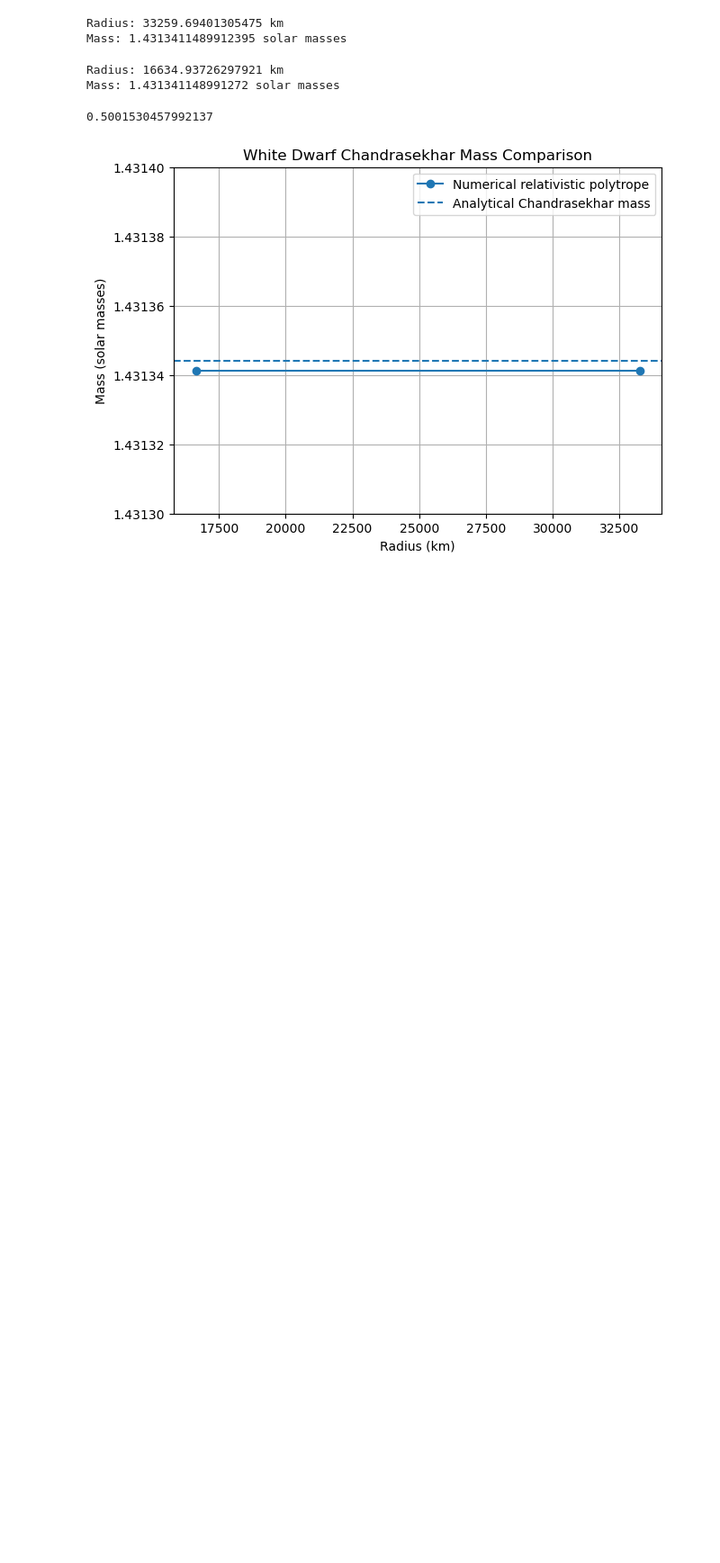
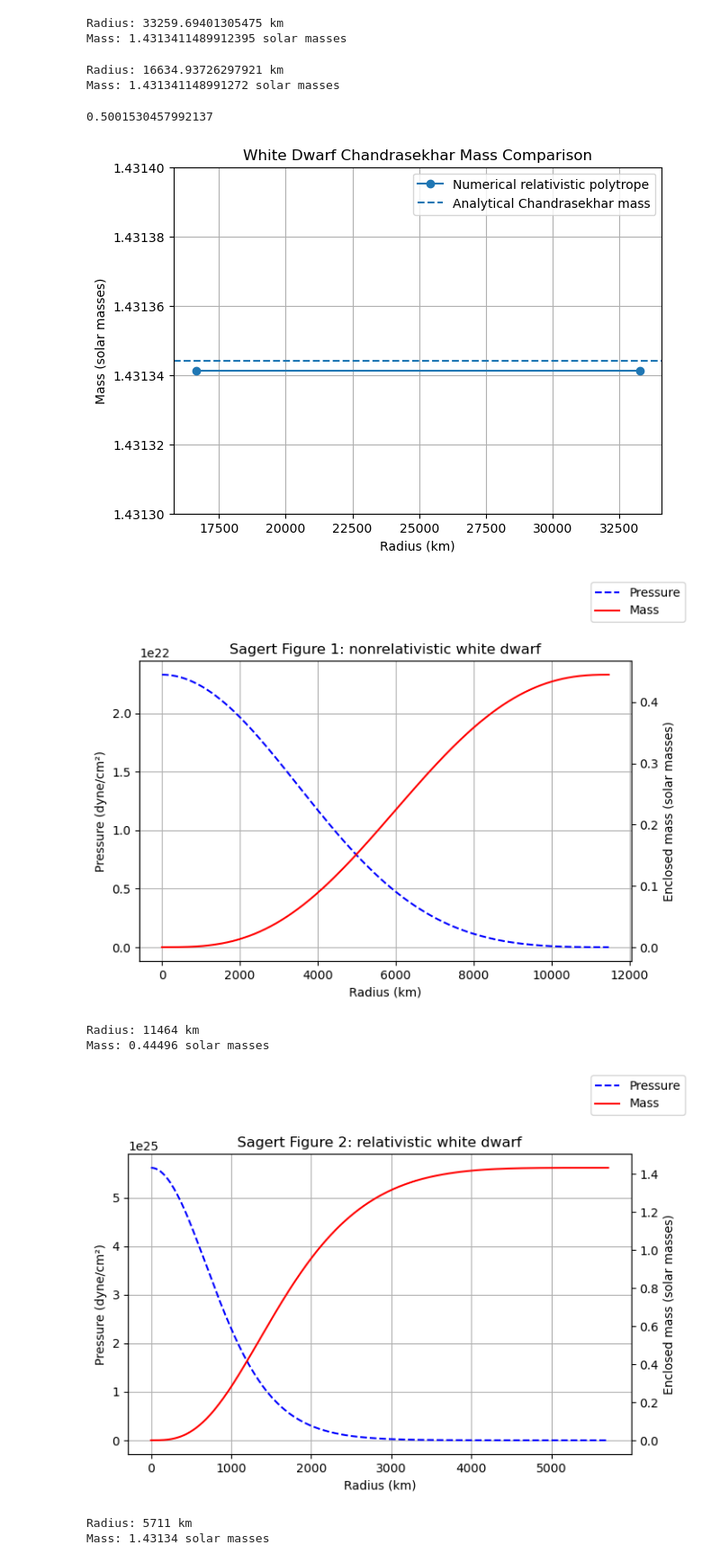
Before and after one commit to charlprend/Compact-Star-Modelling-, a Jupyter notebook: Notebooks/sagert_eos_code.ipynb, the cells around one changed output. Shown at 90% size. Saved outputs shown, nothing was run; the diff lists cells and outputs as text; code cells hidden in the pictures; blank space fills up the shorter version.

Commit message:
TOV/ Polytropic EoS graphs

```diff
--- a/Notebooks/sagert_eos_code.ipynb
+++ b/Notebooks/sagert_eos_code.ipynb
@@ -655,3 +655,69 @@ plt.ylim(1.43130, 1.43140)
 plt.show()
 # %% [output]
 [figure]
+# %%
+def sagert_solve_star(central_pressure, K, gamma):
+    r0 = 1.0
+    start = initial_conditions(central_pressure, r0, K, gamma)
+
+    result = solve_ivp(
+        stellar_structure,
+        (r0, 5e7),
+        start,
+        args=(K, gamma),
+        events=stellar_surface,
+        rtol=1e-10,
+        atol=[1e12, 1e7],
+        max_step=20000,
+    )
+
+    if not result.success or len(result.t_events[0]) == 0:
+        raise RuntimeError("The surface was not found")
+
+    radius_km = result.t / 1000         # metres to kilometres
+    pressure = result.y[1] * 10         # pascals to dyne/cm^2
+    mass_solar = result.y[0] / M_sun    # kilograms to solar masses
+
+    return radius_km, pressure, mass_solar
+
+# A second vertical axis to show pressure and mass together.
+
+def plot_profile(radius, pressure, mass, title):
+    fig, ax1 = plt.subplots(figsize=(7, 5))
+    ax2 = ax1.twinx()
+
+    ax1.plot(radius, pressure, '--', color='blue', label='Pressure')
+    ax2.plot(radius, mass, '-', color='red', label='Mass')
+
+    ax1.set_xlabel('Radius (km)')
+    ax1.set_ylabel('Pressure (dyne/cm²)')
+    ax2.set_ylabel('Enclosed mass (solar masses)')
+    ax1.set_title(title)
+
+    fig.legend(loc='upper right')
+    ax1.grid(True)
+    fig.tight_layout(rect=[0, 0, 1, 0.88])
+    plt.show()
+
+# Sagert Figure 1: nonrelativistic electrons, gamma = 5/3.
+# The paper gives p(0) = 2.33002e22 dyne/cm² = 2.33002e21 Pa.
+
+r1, p1, m1 = sagert_solve_star(2.33002e21, K, 5/3)
+plot_profile(r1, p1, m1, 'Sagert Figure 1: nonrelativistic white dwarf')
+print('Radius:', round(r1[-1]), 'km')
+print('Mass:', round(m1[-1], 5), 'solar masses')
+
+# Sagert Figure 2: relativistic electrons, gamma = 4/3.
+# The paper gives p(0) = 5.619e25 dyne/cm² = 5.619e24 Pa.
+
+r2, p2, m2 = sagert_solve_star(5.619e24, K_rel, 4/3)
+plot_profile(r2, p2, m2, 'Sagert Figure 2: relativistic white dwarf')
+print('Radius:', round(r2[-1]), 'km')
+print('Mass:', round(m2[-1], 5), 'solar masses')
+# %% [output]
+[figure, added]
+Radius: 11464 km
+Mass: 0.44496 solar masses
+[figure, added]
+Radius: 5711 km
+Mass: 1.43134 solar masses
```
Also changed, not shown: parts of 3 cells of this notebook, 2 other files.
